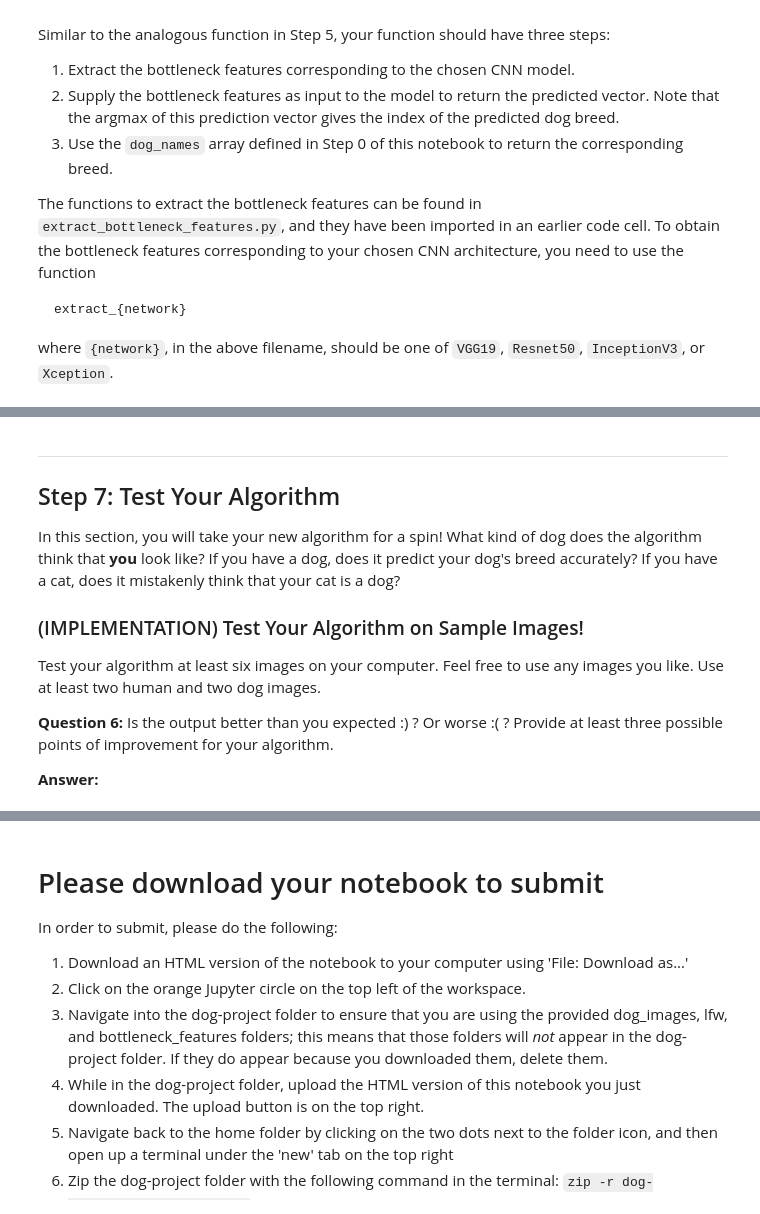
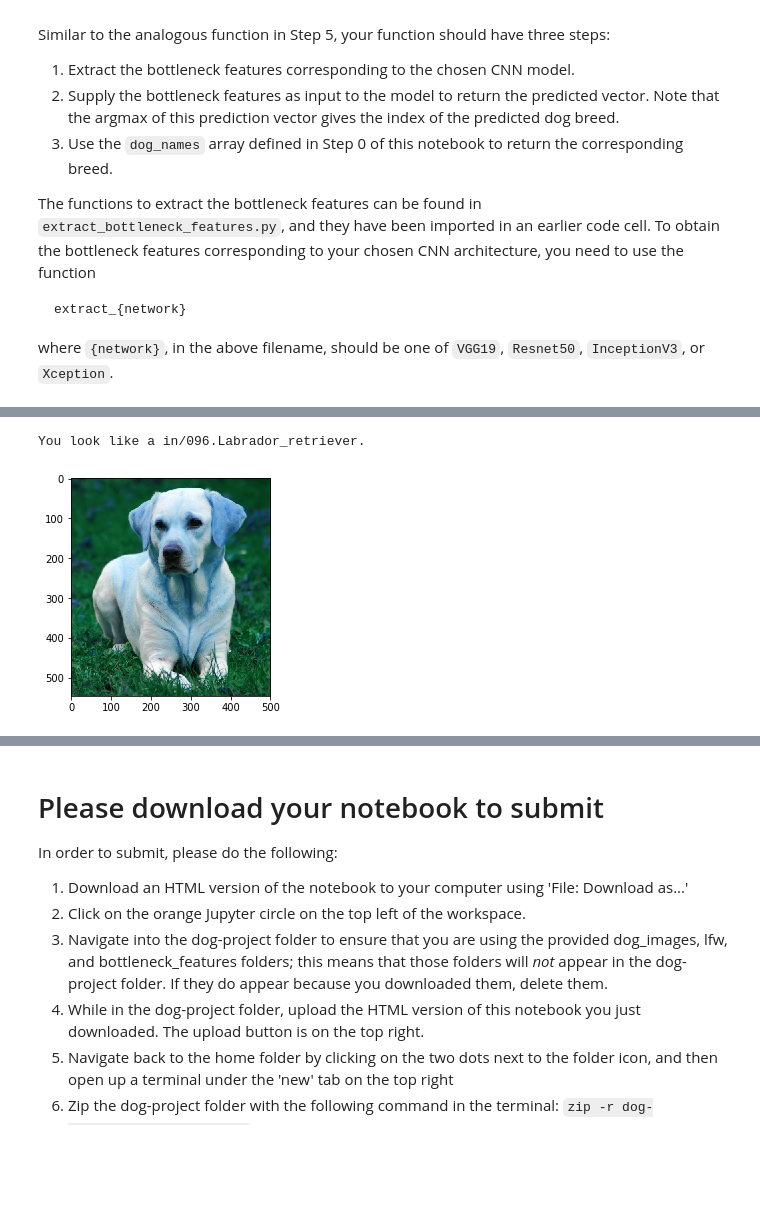
Before and after one commit to udacity/dog-project, a Jupyter notebook: dog_app.ipynb, the cells around one changed output, grey strips where cells are left out. Drawn from its saved outputs; the diff is of its cells as text; code cells hidden in the pictures; blank space fills up the shorter version.

```diff
--- a/dog_app.ipynb
+++ b/dog_app.ipynb
@@ -605,0 +739,8 @@ You are welcome to [augment the training data](https://blog.keras.io/building-po
+# %%
+### TODO: Train the model.
+checkpointer = ModelCheckpoint(filepath='saved_models/weights.best.xception.hdf5',
+                               verbose=1, save_best_only=True)
+epochs = 23
+xmodel.fit(train_xception, train_targets,
+          validation_data=(valid_xception, valid_targets),
+          epochs=epochs, batch_size=20, callbacks=[checkpointer], verbose=1)
@@ -607,6 +767,7 @@ You are welcome to [augment the training data](https://blog.keras.io/building-po
 ### (IMPLEMENTATION) Load the Model with the Best Validation Loss
 # %%
 ### TODO: Load the model weights with the best validation loss.
+xmodel.load_weights('saved_models/weights.best.xception.hdf5')
 # %% [markdown]
 ### (IMPLEMENTATION) Test the Model
 
@@ -631,6 +797,10 @@ where `{network}`, in the above filename, should be one of `VGG19`, `Resnet50`,
 # %%
 ### TODO: Write a function that takes a path to an image as input
 ### and returns the dog breed that is predicted by the model.
+def predict_breed(img_path):
+    bottleneck_feature = extract_Xception(path_to_tensor(img_path))     # extract bottleneck features
+    predicted_vector = xmodel.predict(bottleneck_feature)       # obtain predicted vector
+    return dog_names[np.argmax(predicted_vector)]                       # return dog breed that is predicted by the model
 # %% [markdown]
 ---
 <a id='step6'></a>
@@ -649,3 +819,20 @@ Some sample output for our algorithm is provided below, but feel free to design
 
 
 ### (IMPLEMENTATION) Write your Algorithm
+# %%
+### TODO: Write your algorithm.
+### Feel free to use as many code cells as needed.
+
+def predict_dog_breed(path):
+    img = cv2.imread(path)
+    cv_rgb = cv2.cvtColor(img, cv2.COLOR_BGR2RGB)
+    imgplot = plt.imshow(img)
+    breeds = predict_breed(path)
+#     plt.axis('off')
+    imgplot = plt.imshow(img)
+    if dog_detector(path):
+        print('You look like a {}.'.format(breeds))
+    elif face_detector(path):
+        print('You are a human. If you were a dog, you\'d be a {}.'.format(breeds))
+    else:
+        print('Could not detect dogs or humans in image. If you were a dog, you\'d be a {}.'.format(breeds))
@@ -652,17 +872,8 @@ Some sample output for our algorithm is provided below, but feel free to design
 # %%
-### TODO: Write your algorithm.
-### Feel free to use as many code cells as needed.
+## TODO: Execute your algorithm from Step 6 on
+## at least 6 images on your computer.
+## Feel free to use as many code cells as needed.
+predict_dog_breed('images/Labrador_retriever_06457.jpg')
+# %% [output]
+You look like a in/096.Labrador_retriever.
+[figure, added]
-# %% [markdown]
----
-<a id='step7'></a>
-## Step 7: Test Your Algorithm
-
-In this section, you will take your new algorithm for a spin!  What kind of dog does the algorithm think that __you__ look like?  If you have a dog, does it predict your dog's breed accurately?  If you have a cat, does it mistakenly think that your cat is a dog?
-
-### (IMPLEMENTATION) Test Your Algorithm on Sample Images!
-
-Test your algorithm at least six images on your computer.  Feel free to use any images you like.  Use at least two human and two dog images.
-
-__Question 6:__ Is the output better than you expected :) ?  Or worse :( ?  Provide at least three possible points of improvement for your algorithm.
-
-__Answer:__
```
Also changed, not shown: parts of 39 cells of this notebook, 1 other file.
